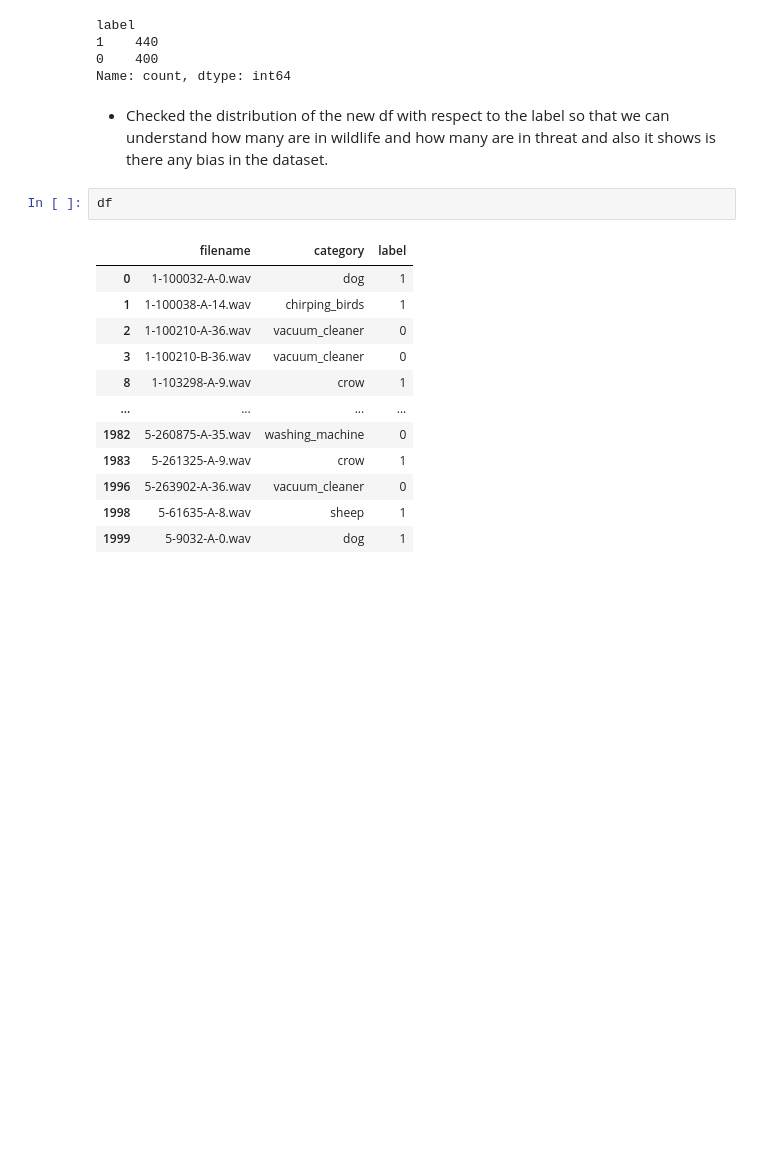
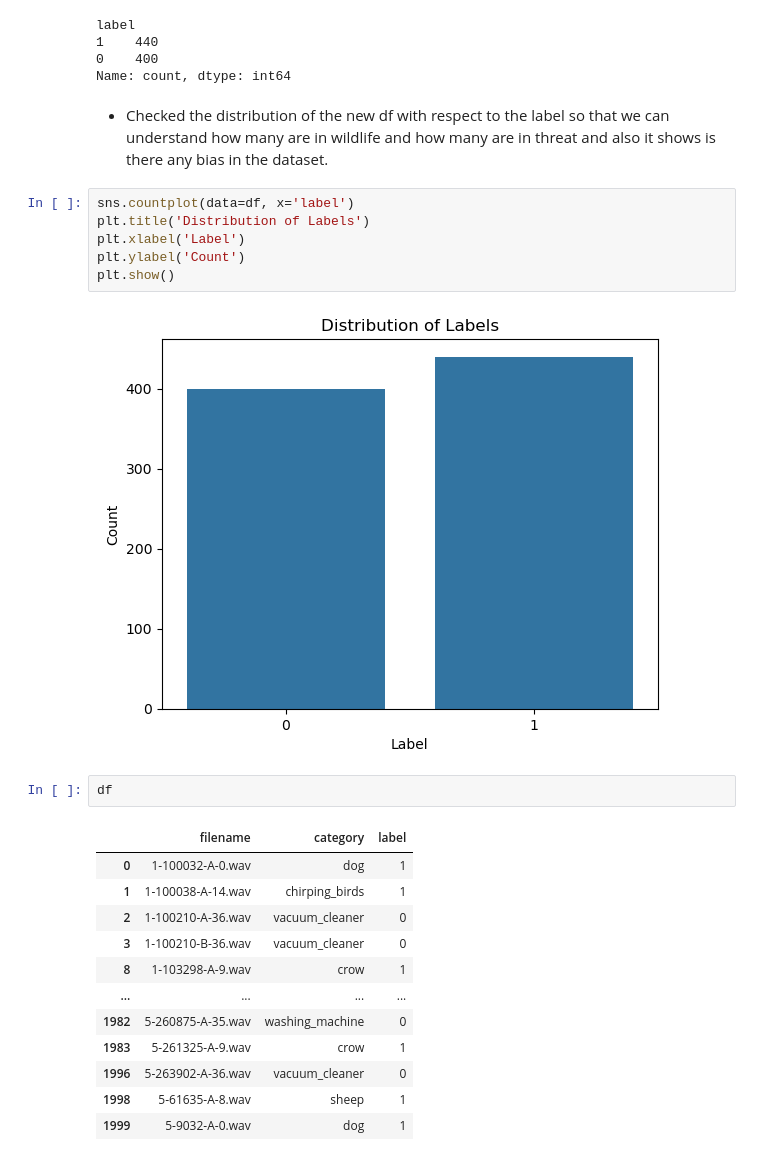
Before and after one commit to sujitx-vs/Wildlife-Threat-Detection, a Jupyter notebook: notebooks/01_dataset_understanding.ipynb, the cells around one changed output. Drawn from its saved outputs; the diff is of its cells as text; blank space fills up the shorter version.

```diff
--- a/notebooks/01_dataset_understanding.ipynb
+++ b/notebooks/01_dataset_understanding.ipynb
@@ -196,6 +202,14 @@ label
 Name: count, dtype: int64
 # %% [markdown]
 - Checked the distribution of the new df with respect to the label so that we can understand how many are in wildlife and how many are in threat and also it shows is there any bias in the dataset.
+# %%
+sns.countplot(data=df, x='label')
+plt.title('Distribution of Labels')
+plt.xlabel('Label')
+plt.ylabel('Count')
+plt.show()
+# %% [output]
+[figure, added]
 # %%
 df
 # %% [output]
```
Also changed, not shown: parts of 3 cells of this notebook, 1 other file.
